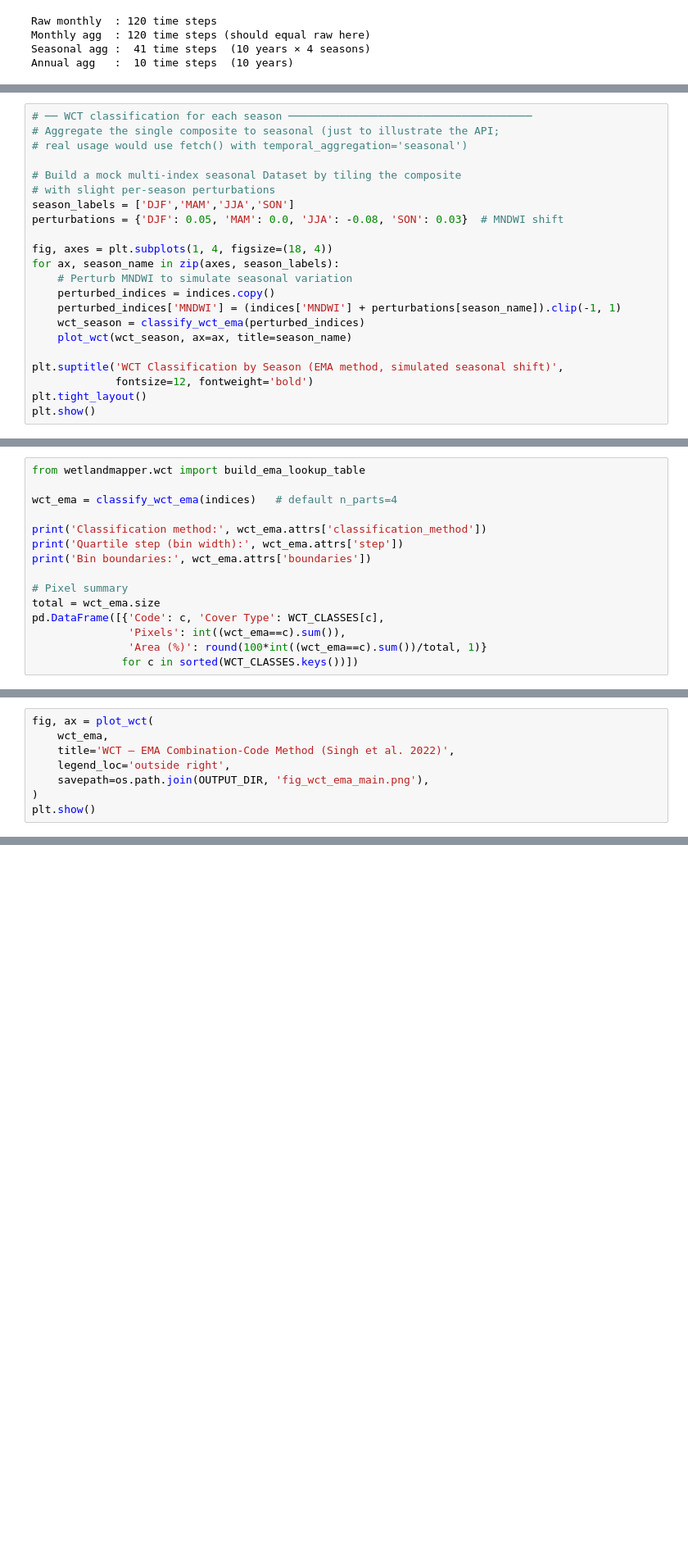
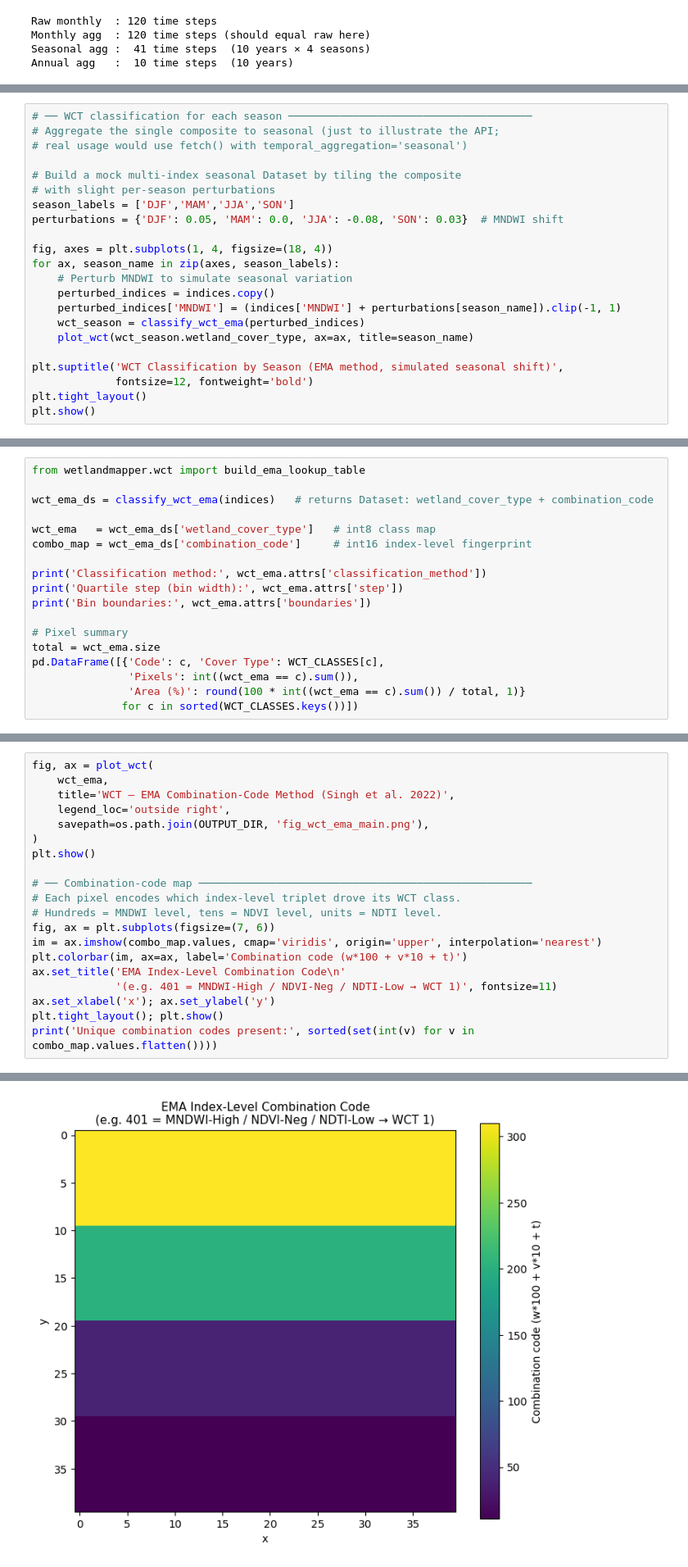
Before and after one commit to manudeo/wetlandmapper, a Jupyter notebook: notebooks/demo_wetlandmapper.ipynb, the cells around one changed output, grey strips where cells are left out. Shown at 82% size. Saved outputs shown, nothing was run; the diff lists cells and outputs as text; blank space fills up the shorter version.

```diff
--- a/notebooks/demo_wetlandmapper.ipynb
+++ b/notebooks/demo_wetlandmapper.ipynb
@@ -342,7 +348,7 @@ for ax, season_name in zip(axes, season_labels):
     perturbed_indices = indices.copy()
     perturbed_indices['MNDWI'] = (indices['MNDWI'] + perturbations[season_name]).clip(-1, 1)
     wct_season = classify_wct_ema(perturbed_indices)
-    plot_wct(wct_season, ax=ax, title=season_name)
+    plot_wct(wct_season.wetland_cover_type, ax=ax, title=season_name)
 
 plt.suptitle('WCT Classification by Season (EMA method, simulated seasonal shift)',
              fontsize=12, fontweight='bold')
@@ -387,7 +393,10 @@ because dense aquatic vegetation completely attenuates the water signal in MNDWI
 # %%
 from wetlandmapper.wct import build_ema_lookup_table
 
-wct_ema = classify_wct_ema(indices)   # default n_parts=4
+wct_ema_ds = classify_wct_ema(indices)   # returns Dataset: wetland_cover_type + combination_code
+
+wct_ema   = wct_ema_ds['wetland_cover_type']   # int8 class map
+combo_map = wct_ema_ds['combination_code']     # int16 index-level fingerprint
 
 print('Classification method:', wct_ema.attrs['classification_method'])
 print('Quartile step (bin width):', wct_ema.attrs['step'])
@@ -396,8 +405,8 @@ print('Bin boundaries:', wct_ema.attrs['boundaries'])
 # Pixel summary
 total = wct_ema.size
 pd.DataFrame([{'Code': c, 'Cover Type': WCT_CLASSES[c],
-               'Pixels': int((wct_ema==c).sum()),
-               'Area (%)': round(100*int((wct_ema==c).sum())/total, 1)}
+               'Pixels': int((wct_ema == c).sum()),
+               'Area (%)': round(100 * int((wct_ema == c).sum()) / total, 1)}
               for c in sorted(WCT_CLASSES.keys())])
 # %% [output]
 Classification method: EMA-combination-lookup
@@ -469,10 +478,23 @@ plt.show()
 # %%
 fig, ax = plot_wct(
     wct_ema,
     title='WCT — EMA Combination-Code Method (Singh et al. 2022)',
     legend_loc='outside right',
     savepath=os.path.join(OUTPUT_DIR, 'fig_wct_ema_main.png'),
 )
 plt.show()
+
+# ── Combination-code map ────────────────────────────────────────────────────
+# Each pixel encodes which index-level triplet drove its WCT class.
+# Hundreds = MNDWI level, tens = NDVI level, units = NDTI level.
+fig, ax = plt.subplots(figsize=(7, 6))
+im = ax.imshow(combo_map.values, cmap='viridis', origin='upper', interpolation='nearest')
+plt.colorbar(im, ax=ax, label='Combination code (w*100 + v*10 + t)')
+ax.set_title('EMA Index-Level Combination Code\n'
+             '(e.g. 401 = MNDWI-High / NDVI-Neg / NDTI-Low → WCT 1)', fontsize=11)
+ax.set_xlabel('x'); ax.set_ylabel('y')
+plt.tight_layout(); plt.show()
+print('Unique combination codes present:', sorted(set(int(v) for v in combo_map.values.flatten())))
 # %% [output]
 [figure]
+[figure, added]
```
Also changed, not shown: parts of 15 cells of this notebook.
